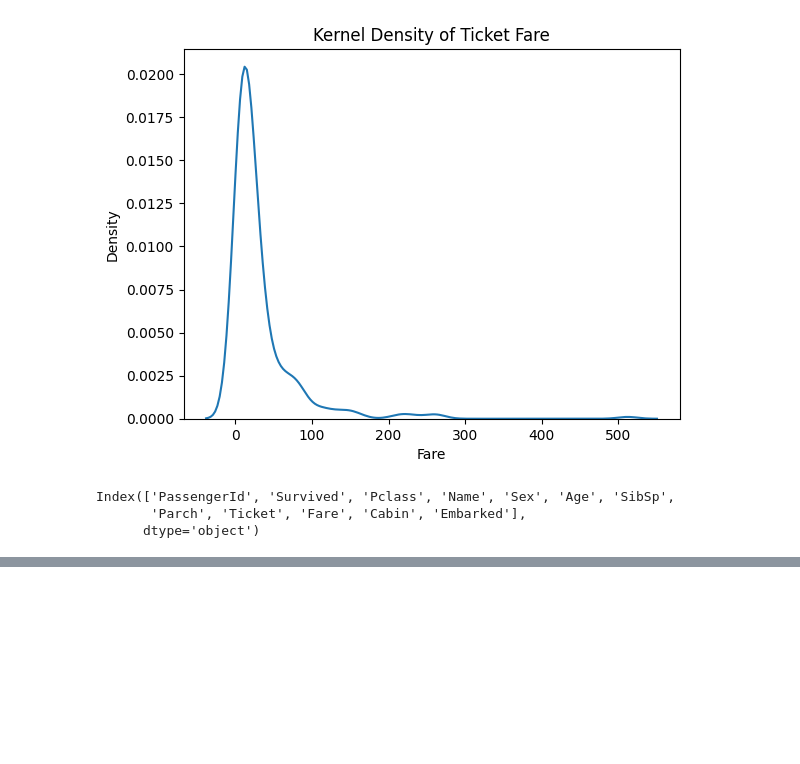
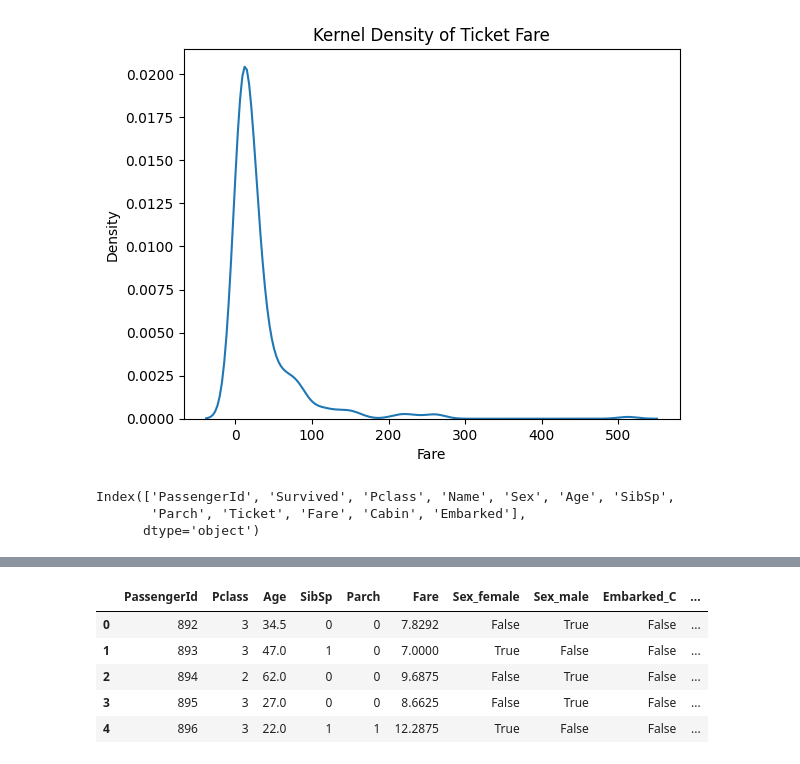
Before and after one commit to KR-16/Titanic_CSE5334, a Jupyter notebook: titanic_model.ipynb, the cells around one changed output, grey strips where cells are left out. Cells and saved outputs as stored; diff of their text form; code cells hidden in the pictures; blank space fills up the shorter version.

```diff
--- a/titanic_model.ipynb
+++ b/titanic_model.ipynb
@@ -182,0 +183,12 @@ print("% of men who survived:", rate_men)
+# %%
+test_data = test_data.drop(columns = ["Name","Ticket","Cabin"])
+# %%
+test_data_encoded = pd.get_dummies(data = test_data, columns = ["Sex","Embarked"])
+display(test_data_encoded.head())
+# %% [output]
+|  | PassengerId | Pclass | Age | SibSp | Parch | Fare | Sex_female | Sex_male | Embarked_C | ... |
+| 0 | 892 | 3 | 34.5 | 0 | 0 | 7.8292 | False | True | False | ... |
+| 1 | 893 | 3 | 47.0 | 1 | 0 | 7.0000 | True | False | False | ... |
+| 2 | 894 | 2 | 62.0 | 0 | 0 | 9.6875 | False | True | False | ... |
+| 3 | 895 | 3 | 27.0 | 0 | 0 | 8.6625 | False | True | False | ... |
+| 4 | 896 | 3 | 22.0 | 1 | 1 | 12.2875 | True | False | False | ... |
```
Also changed, not shown: parts of 24 cells of this notebook.
